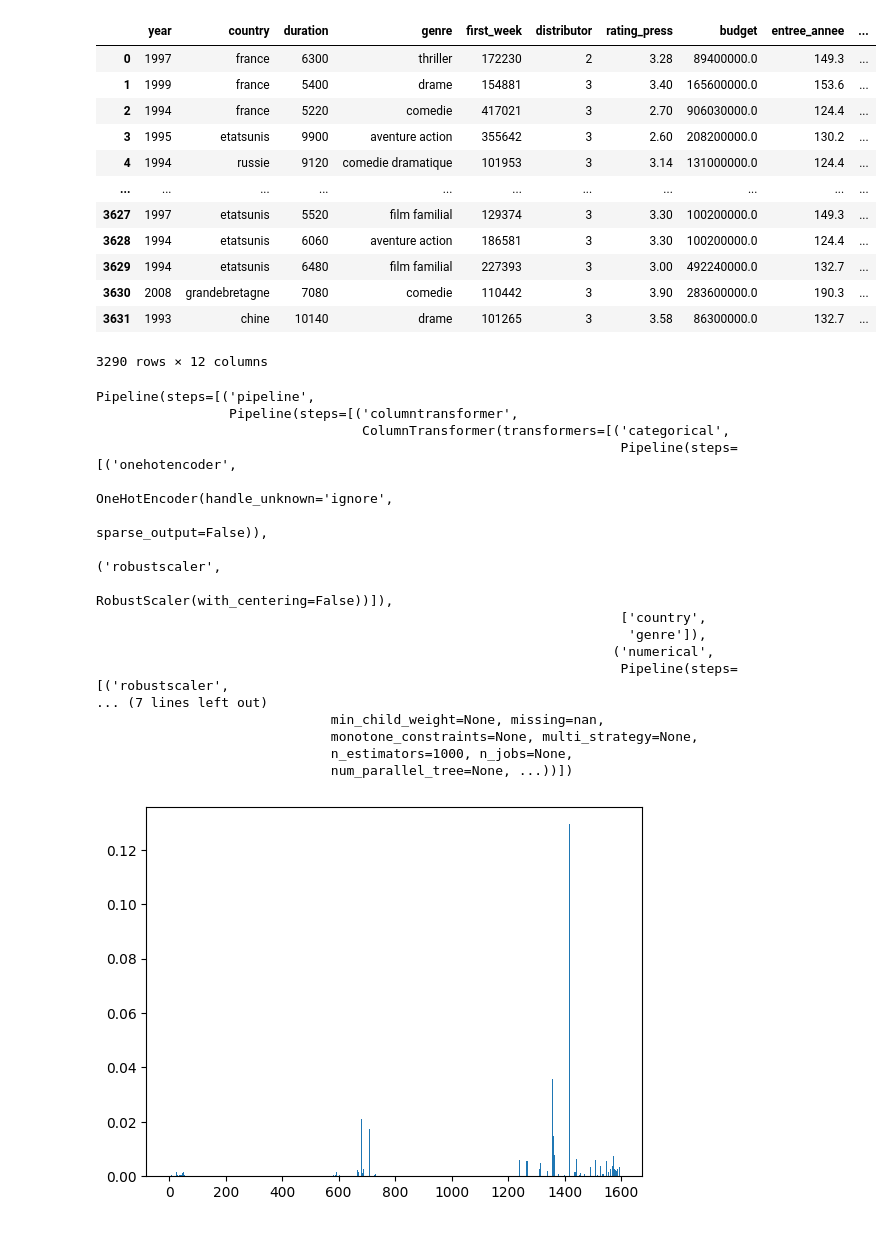
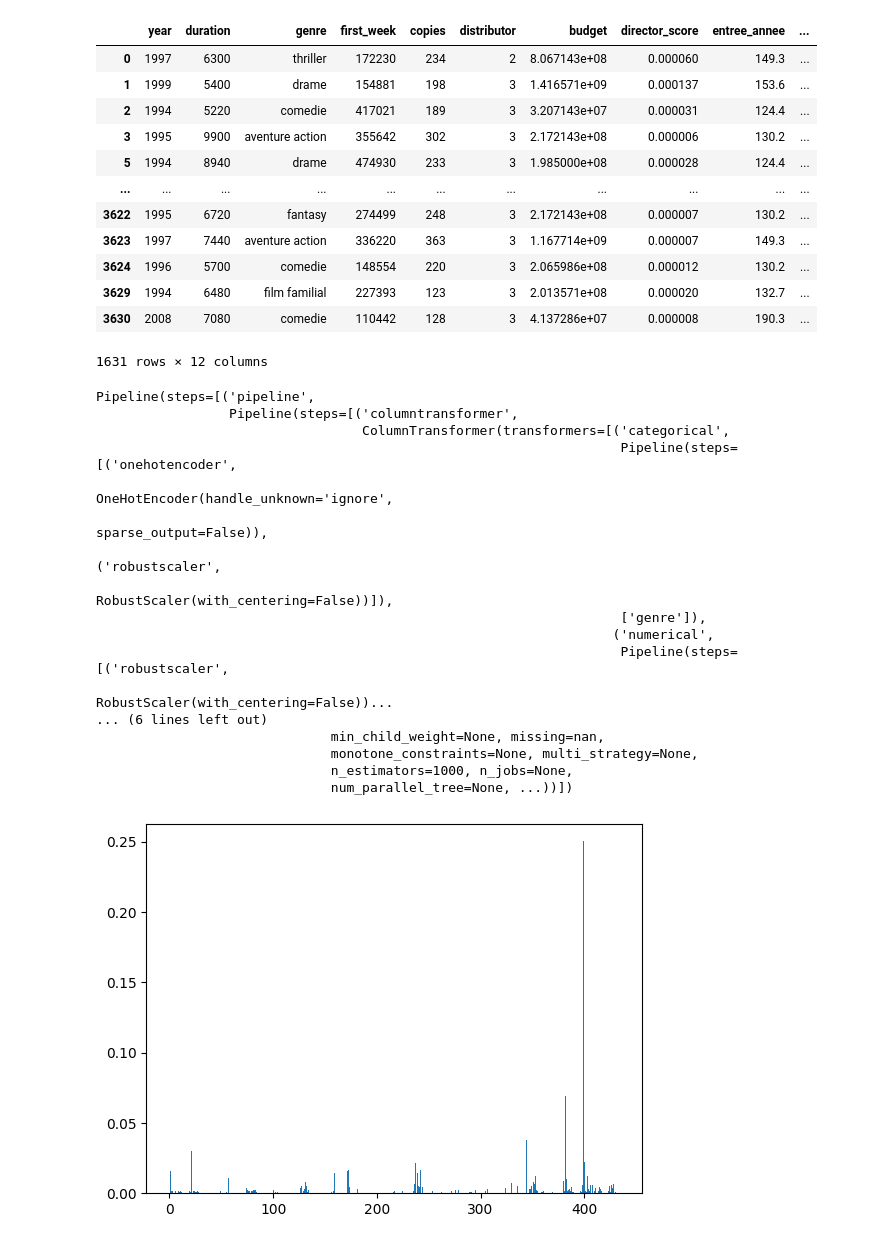
Before and after one commit to AFlo59/Brief_Popularity_Film, a Jupyter notebook: modelisation/model.ipynb, the cells around one changed output. Saved outputs shown, nothing was run; the diff lists cells and outputs as text; code cells hidden in the pictures.

```diff
--- a/modelisation/model.ipynb
+++ b/modelisation/model.ipynb
@@ -15,25 +15,25 @@ set_config(transform_output="pandas")
 # %%
 data_path = "Dataset_analyse.csv"
 df = pd.read_csv(data_path)
 
-df = df.drop(['score','month','day',"title","total_spectator",'director',"copies","hebdo_rank","first_day","first_weekend","rating_public","casting","visa","award","lang"], axis=1)
+df = df.drop(['month','day','country',"title","total_spectator",'rating_press','director',"hebdo_rank","first_day","first_weekend","rating_public","casting","visa","award","lang"], axis=1)
 df = df.dropna()
 
 df
 # %% [output]
-|  | year | country | duration | genre | first_week | distributor | rating_press | budget | entree_annee | ... |
-| 0 | 1997 | france | 6300 | thriller | 172230 | 2 | 3.28 | 89400000.0 | 149.3 | ... |
-| 1 | 1999 | france | 5400 | drame | 154881 | 3 | 3.40 | 165600000.0 | 153.6 | ... |
-| 2 | 1994 | france | 5220 | comedie | 417021 | 3 | 2.70 | 906030000.0 | 124.4 | ... |
-| 3 | 1995 | etatsunis | 9900 | aventure action | 355642 | 3 | 2.60 | 208200000.0 | 130.2 | ... |
-| 4 | 1994 | russie | 9120 | comedie dramatique | 101953 | 3 | 3.14 | 131000000.0 | 124.4 | ... |
+|  | year | duration | genre | first_week | copies | distributor | budget | director_score | entree_annee | ... |
+| 0 | 1997 | 6300 | thriller | 172230 | 234 | 2 | 8.067143e+08 | 0.000060 | 149.3 | ... |
+| 1 | 1999 | 5400 | drame | 154881 | 198 | 3 | 1.416571e+09 | 0.000137 | 153.6 | ... |
+| 2 | 1994 | 5220 | comedie | 417021 | 189 | 3 | 3.207143e+07 | 0.000031 | 124.4 | ... |
+| 3 | 1995 | 9900 | aventure action | 355642 | 302 | 3 | 2.172143e+08 | 0.000006 | 130.2 | ... |
+| 5 | 1994 | 8940 | drame | 474930 | 233 | 3 | 1.985000e+08 | 0.000028 | 124.4 | ... |
 | ... | ... | ... | ... | ... | ... | ... | ... | ... | ... | ... |
-| 3627 | 1997 | etatsunis | 5520 | film familial | 129374 | 3 | 3.30 | 100200000.0 | 149.3 | ... |
-| 3628 | 1994 | etatsunis | 6060 | aventure action | 186581 | 3 | 3.30 | 100200000.0 | 124.4 | ... |
-| 3629 | 1994 | etatsunis | 6480 | film familial | 227393 | 3 | 3.00 | 492240000.0 | 132.7 | ... |
-| 3630 | 2008 | grandebretagne | 7080 | comedie | 110442 | 3 | 3.90 | 283600000.0 | 190.3 | ... |
-| 3631 | 1993 | chine | 10140 | drame | 101265 | 3 | 3.58 | 86300000.0 | 132.7 | ... |
+| 3622 | 1995 | 6720 | fantasy | 274499 | 248 | 3 | 2.172143e+08 | 0.000007 | 130.2 | ... |
+| 3623 | 1997 | 7440 | aventure action | 336220 | 363 | 3 | 1.167714e+09 | 0.000007 | 149.3 | ... |
+| 3624 | 1996 | 5700 | comedie | 148554 | 220 | 3 | 2.065986e+08 | 0.000012 | 130.2 | ... |
+| 3629 | 1994 | 6480 | film familial | 227393 | 123 | 3 | 2.013571e+08 | 0.000020 | 132.7 | ... |
+| 3630 | 2008 | 7080 | comedie | 110442 | 128 | 3 | 4.137286e+07 | 0.000008 | 190.3 | ... |
-3290 rows × 12 columns
+1631 rows × 12 columns
 # %%
 X = df.drop(['first_week'], axis=1)
 y = df.first_week
@@ -105,11 +84,11 @@ Pipeline(steps=[('pipeline',
                                                                                                   sparse_output=False)),
                                                                                    ('robustscaler',
                                                                                     RobustScaler(with_centering=False))]),
-                                                                   ['country',
-                                                                    'genre']),
+                                                                   ['genre']),
                                                                   ('numerical',
                                                                    Pipeline(steps=[('robustscaler',
-... (7 lines left out)
+                                                                                    RobustScaler(with_centering=False))...
+... (6 lines left out)
                               min_child_weight=None, missing=nan,
                               monotone_constraints=None, multi_strategy=None,
                               n_estimators=1000, n_jobs=None,
@@ -118,7 +97,7 @@ Pipeline(steps=[('pipeline',
 pyplot.bar(range(len(model[-1].feature_importances_)), model[-1].feature_importances_)
 pyplot.show()
 # %% [output]
-[figure, old version]
+[figure, new version]
 # %%
 xtrain_tr = model[:-1].fit_transform(X_train)
 # %%
```
Also changed, not shown: parts of 6 cells of this notebook, 2 other files.
